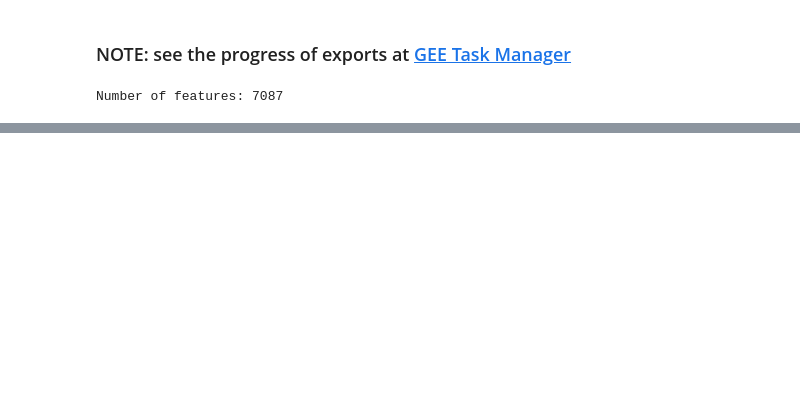
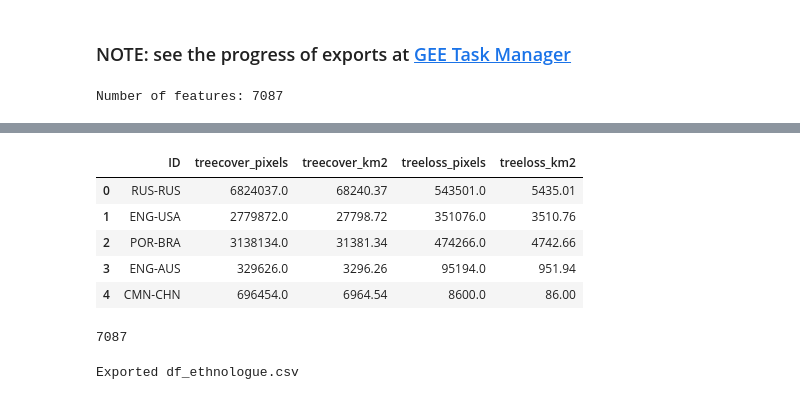
Before and after one commit to juamiji1/ethnographic-atlas, a Jupyter notebook: code/3_remote_sensing/forestloss_ethnologue.ipynb, the cells around one changed output, grey strips where cells are left out. Saved outputs shown, nothing was run; the diff lists cells and outputs as text; code cells hidden in the pictures; blank space fills up the shorter version.

```diff
--- a/code/3_remote_sensing/forestloss_ethnologue.ipynb
+++ b/code/3_remote_sensing/forestloss_ethnologue.ipynb
@@ -109,7 +112,7 @@ print(f"Number of features: {len(ethnologue)}")
 Number of features: 7087
 # %%
 # List all the raster files (assuming they are .tif files)
-raster_files = glob(str(hansen_path / "*.tif"))
+raster_files = glob(str(hansen_path / "treecover" / "*.tif"))
 
 print("Found raster files:", raster_files)
 
@@ -133,0 +198,33 @@ plt.show()
+# %%
+# Threshold: create binary mask from mosaic
+binary_mask = mosaic[0].astype(np.uint8)  # 1 = forest, 0 = non-forest
+
+# Save binary mask to a temporary raster file (needed for zonal_stats)
+with MemoryFile() as memfile:
+    with memfile.open(
+        driver='GTiff',
+        height=binary_mask.shape[0],
+        width=binary_mask.shape[1],
+        count=1,
+        dtype='uint8',
+        transform=out_trans,
+        crs='EPSG:4326'  # Replace if different
+    ) as dataset:
+        dataset.write(binary_mask, 1)
+
+    # Compute zonal statistics using sum (since forest = 1, sum = count of pixels)
+    stats = zonal_stats(
+        ethnologue,
+        memfile.name,
+        stats=['sum'],
+        geojson_out=True
+    )
+
+# Attach results to GeoDataFrame
+ethnologue['treeloss_pixels'] = [f['properties']['sum'] for f in stats]
+
+# Calculate area in km² (each pixel = 0.01 km² at 100m resolution)
+ethnologue['treeloss_km2'] = ethnologue['treeloss_pixels'] * 0.01
+
+# View results
+ethnologue[['ID', 'treeloss_pixels', 'treeloss_km2']].head()
@@ -133,0 +238,22 @@ plt.show()
+# %%
+df_ethnologue = ethnologue[['ID', 'treecover_pixels', 'treecover_km2', 'treeloss_pixels', 'treeloss_km2']]
+
+df_ethnologue.head()
+# %% [output]
+|  | ID | treecover_pixels | treecover_km2 | treeloss_pixels | treeloss_km2 |
+| 0 | RUS-RUS | 6824037.0 | 68240.37 | 543501.0 | 5435.01 |
+| 1 | ENG-USA | 2779872.0 | 27798.72 | 351076.0 | 3510.76 |
+| 2 | POR-BRA | 3138134.0 | 31381.34 | 474266.0 | 4742.66 |
+| 3 | ENG-AUS | 329626.0 | 3296.26 | 95194.0 | 951.94 |
+| 4 | CMN-CHN | 696454.0 | 6964.54 | 8600.0 | 86.00 |
+# %%
+len(df_ethnologue)
+# %% [output]
+7087
+# %%
+# Export to CSV
+df_ethnologue.to_csv(hansen_path / "ethnologue_treecoverloss.csv", index=False)
+
+print(f"Exported df_ethnologue.csv")
+# %% [output]
+Exported df_ethnologue.csv
```
Also changed, not shown: parts of 9 cells of this notebook.
